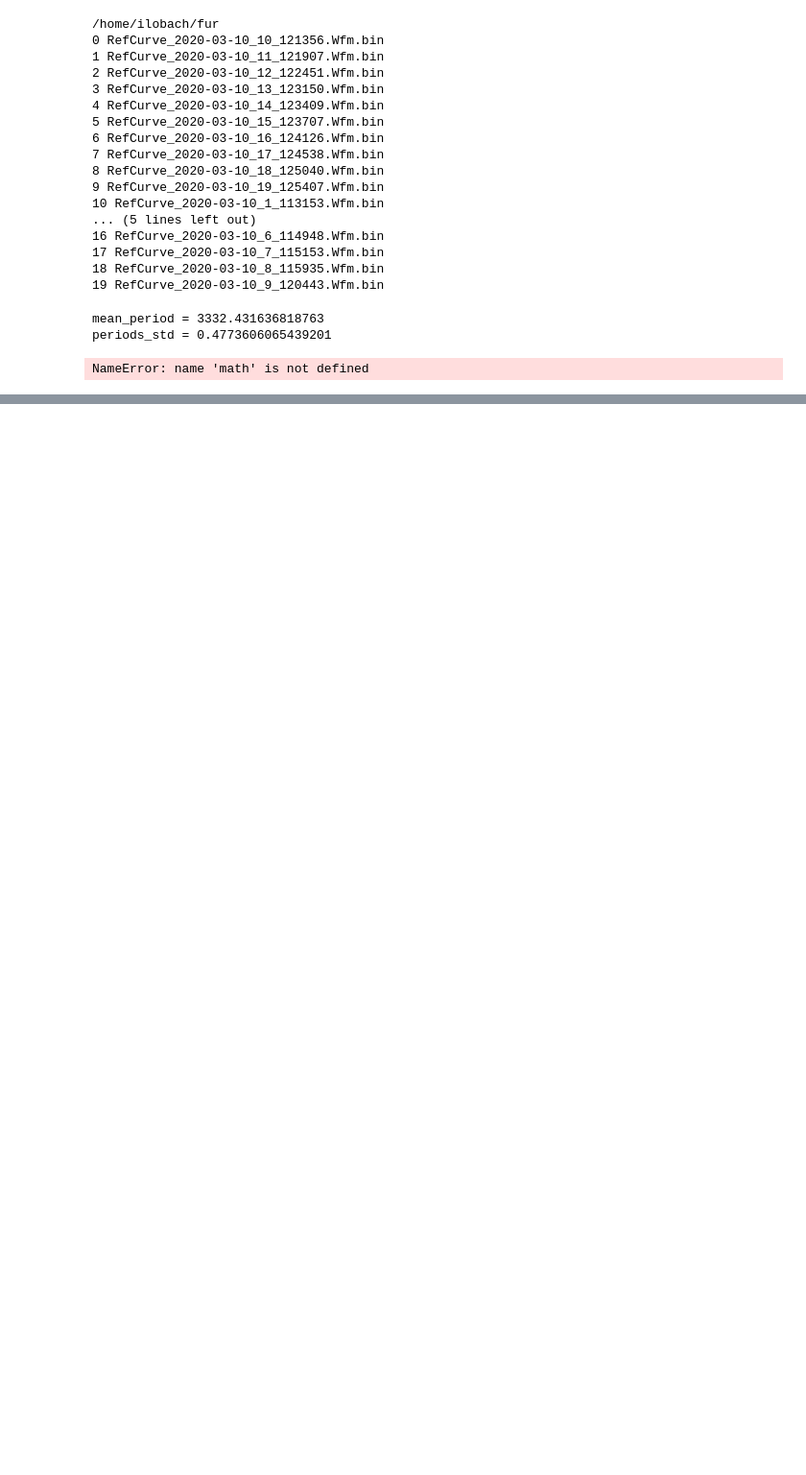
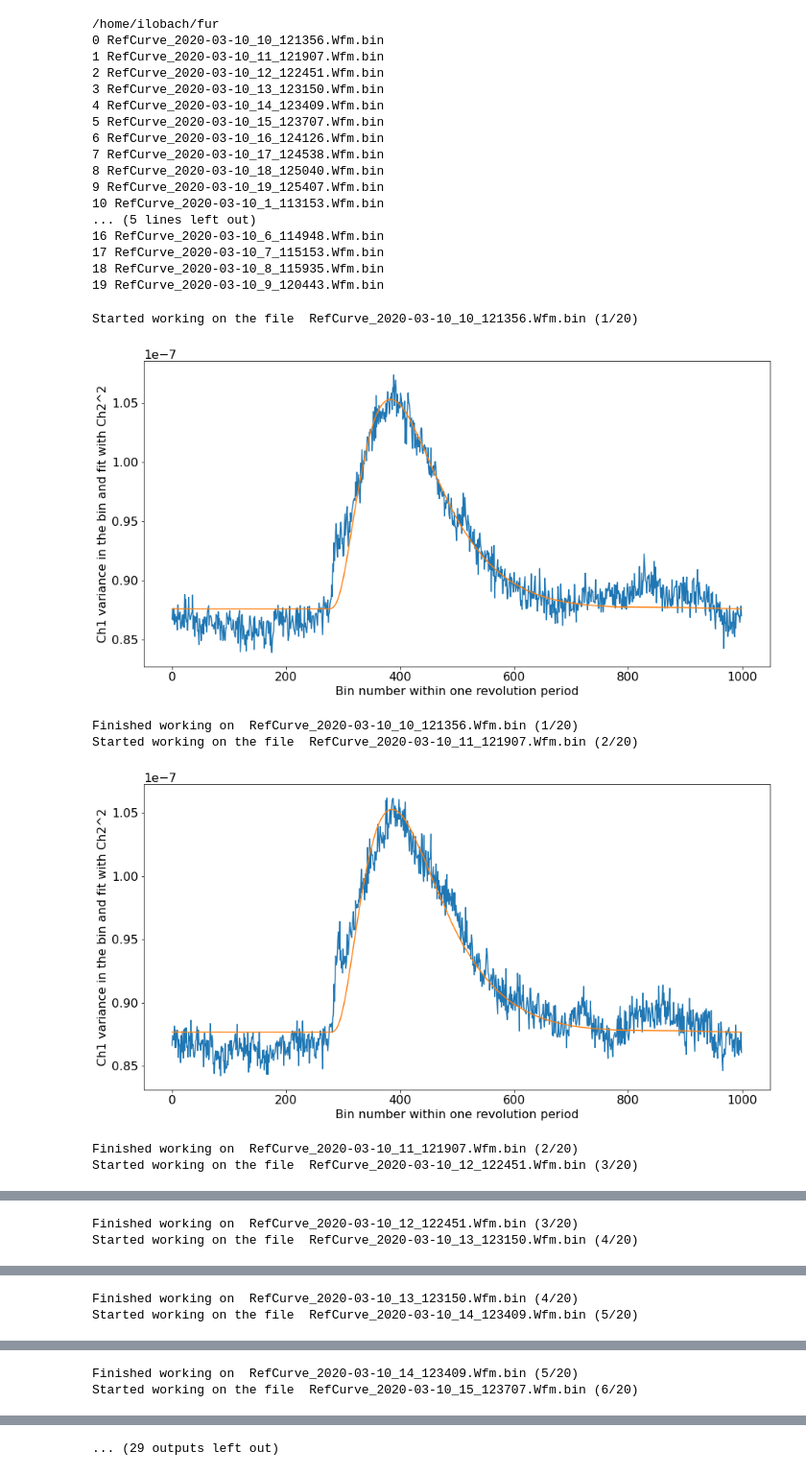
Before and after one commit to IharLobach/fur, a Jupyter notebook: shifts/shift_03_10_2020/nd_filters_data_03_10_2020.ipynb, the cells around one changed output, grey strips where cells are left out. Shown at 96% size. Saved outputs shown, nothing was run; the diff lists cells and outputs as text; code cells hidden in the pictures; blank space fills up the shorter version.

Commit message:
done with nd filters data

```diff
--- a/shifts/shift_03_10_2020/nd_filters_data_03_10_2020.ipynb
+++ b/shifts/shift_03_10_2020/nd_filters_data_03_10_2020.ipynb
@@ -1,17 +1,20 @@
 # %%
 %cd ~/fur/
-import math
 import numpy as np
 import scipy.signal
+from scipy.optimize import minimize
 import pandas as pd
 from sklearn import linear_model
 import matplotlib.pyplot as plt
+plt.rcParams['figure.figsize'] = [15, 7.5]
+plt.rcParams.update({'font.size': 16,'legend.fontsize':16})
 import seaborn as sns
 import sys
 import os
 import fur.path_assistant as path_assistant
 from fur.waveform_reader import read_waveform
 from fur.finding_period import get_period
+from fur.fluctuations import get_fluctiation_and_noise_var
 shift_03_10_2020 = path_assistant.PathAssistant('shift_03_10_2020',
     ignore_files=["RefCurve_2020-03-10_0_111937_test.Wfm.bin"])
 shift_03_10_2020.show_waveform_file_names()
@@ -34,6 +37,3 @@ waveforms_dir = shift_03_10_2020.get_waveforms_dir()
 17 RefCurve_2020-03-10_7_115153.Wfm.bin
 18 RefCurve_2020-03-10_8_115935.Wfm.bin
 19 RefCurve_2020-03-10_9_120443.Wfm.bin
-# %%
-test_file = shift_03_10_2020.get_waveform_path('RefCurve_2020-03-10_1_113153.Wfm.bin')
-ch1, ch2 = read_waveform(test_file)
@@ -170,6 +40,26 @@ def CalcAmpFluct(file_name):
-# %%
-CalcAmpFluct(test_file)
-# %% [output]
-mean_period = 3332.431636818763
-periods_std = 0.4773606065439201
-NameError: name 'math' is not defined
+# %%
+wf_paths = shift_03_10_2020.get_waveform_paths()
+n_files = len(wf_paths)
+# %%
+res_df = pd.DataFrame(columns=["waveform_file","ch2_amplitude","var_of_ch1_amplitude", "noise_var"], index=np.arange(n_files))
+res_df["waveform_file"] = shift_03_10_2020.get_waveform_files()
+# %%
+for i,p in enumerate(wf_paths):
+    status = os.path.basename(p)+" ({}/{})".format(i+1,n_files)
+    print("Started working on the file ", status)
+    try:
+        ch1, ch2 = read_waveform(p)
+        period = get_period(ch2)
+        res_df.iloc[i,1:] =\
+            get_fluctiation_and_noise_var(ch1, ch2, period, show_plots=True)
+    except Exception as e:
+        print("Exception happened: ", e)
+    print("Finished working on ", status)
+# %% [output]
+Started working on the file  RefCurve_2020-03-10_10_121356.Wfm.bin (1/20)
+[figure, added]
+Finished working on  RefCurve_2020-03-10_10_121356.Wfm.bin (1/20)
+Started working on the file  RefCurve_2020-03-10_11_121907.Wfm.bin (2/20)
+[figure, added]
+Finished working on  RefCurve_2020-03-10_11_121907.Wfm.bin (2/20)
+Started working on the file  RefCurve_2020-03-10_12_122451.Wfm.bin (3/20)
@@ -175,0 +67,2 @@ NameError: name 'math' is not defined
+Finished working on  RefCurve_2020-03-10_12_122451.Wfm.bin (3/20)
+Started working on the file  RefCurve_2020-03-10_13_123150.Wfm.bin (4/20)
@@ -175,0 +70,2 @@ NameError: name 'math' is not defined
+Finished working on  RefCurve_2020-03-10_13_123150.Wfm.bin (4/20)
+Started working on the file  RefCurve_2020-03-10_14_123409.Wfm.bin (5/20)
@@ -175,0 +73,2 @@ NameError: name 'math' is not defined
+Finished working on  RefCurve_2020-03-10_14_123409.Wfm.bin (5/20)
+Started working on the file  RefCurve_2020-03-10_15_123707.Wfm.bin (6/20)
@@ -175,0 +76 @@ NameError: name 'math' is not defined
+... (29 outputs left out)
```
Also changed, not shown: parts of 9 cells of this notebook, 4 other files.
